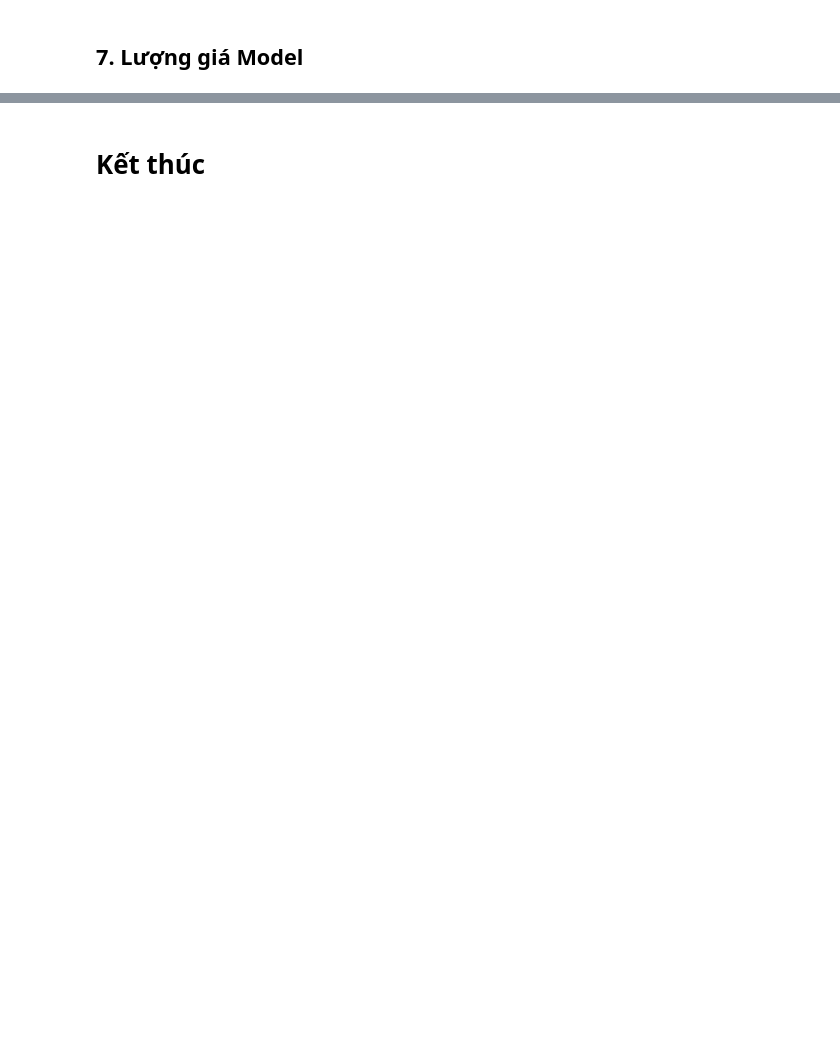
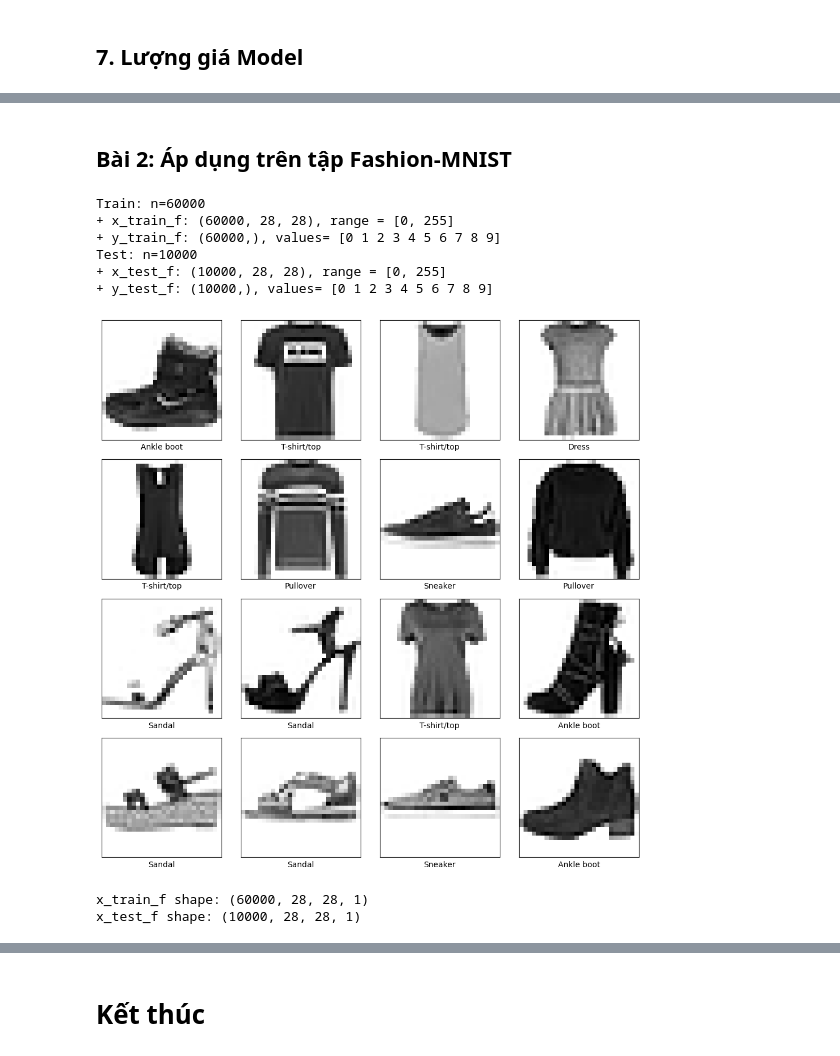
Before and after one commit to TQMinh19/sgu2526k1_csttnt, a Jupyter notebook: TH-09/my_lesson9_solved.ipynb, the cells around one changed output, grey strips where cells are left out. Cells and saved outputs as stored; diff of their text form; code cells hidden in the pictures; blank space fills up the shorter version.

```diff
--- a/TH-09/my_lesson9_solved.ipynb
+++ b/TH-09/my_lesson9_solved.ipynb
@@ -267,0 +255,54 @@ plt.show()
+# %% [markdown]
+## Bài 2: Áp dụng trên tập Fashion-MNIST
+# %%
+# tải dataset Fashion-MNIST
+(x_train_f, y_train_f), (x_test_f, y_test_f) = keras.datasets.fashion_mnist.load_data()
+
+print(f'Train: n={len(x_train_f)}')
+print(f'+ x_train_f: {x_train_f.shape}, range = [{np.min(x_train_f)}, {np.max(x_train_f)}]')
+print(f'+ y_train_f: {y_train_f.shape}, values= {np.unique(y_train_f)}')
+
+print(f'Test: n={len(x_test_f)}')
+print(f'+ x_test_f: {x_test_f.shape}, range = [{np.min(x_test_f)}, {np.max(x_test_f)}]')
+print(f'+ y_test_f: {y_test_f.shape}, values= {np.unique(y_test_f)}')
+# %% [output]
+Train: n=60000
++ x_train_f: (60000, 28, 28), range = [0, 255]
++ y_train_f: (60000,), values= [0 1 2 3 4 5 6 7 8 9]
+Test: n=10000
++ x_test_f: (10000, 28, 28), range = [0, 255]
++ y_test_f: (10000,), values= [0 1 2 3 4 5 6 7 8 9]
+# %%
+# tên lớp của Fashion-MNIST
+fashion_labels = [
+    'T-shirt/top', 'Trouser', 'Pullover', 'Dress', 'Coat',
+    'Sandal', 'Shirt', 'Sneaker', 'Bag', 'Ankle boot'
+ ]
+
+# hiển thị một số ảnh mẫu
+plt.figure(figsize=(10, 10))
+for i in range(16):
+    plt.subplot(4, 4, i + 1)
+    plt.xticks([]), plt.yticks([]), plt.grid(False)
+    plt.imshow(x_train_f[i], cmap=plt.cm.binary)
+    plt.xlabel(fashion_labels[y_train_f[i]], fontsize=10)
+plt.tight_layout()
+plt.show()
+# %% [output]
+[figure, added]
+# %%
+# tiền xử lý dữ liệu Fashion-MNIST
+x_train_f = x_train_f.astype("float32") / 255
+x_test_f = x_test_f.astype("float32") / 255
+
+x_train_f = np.expand_dims(x_train_f, -1)
+x_test_f = np.expand_dims(x_test_f, -1)
+
+y_train_f_oh = keras.utils.to_categorical(y_train_f, num_classes)
+y_test_f_oh = keras.utils.to_categorical(y_test_f, num_classes)
+
+print("x_train_f shape:", x_train_f.shape)
+print("x_test_f shape:", x_test_f.shape)
+# %% [output]
+x_train_f shape: (60000, 28, 28, 1)
+x_test_f shape: (10000, 28, 28, 1)
```
Also changed, not shown: parts of 16 cells of this notebook, 1 other file.
